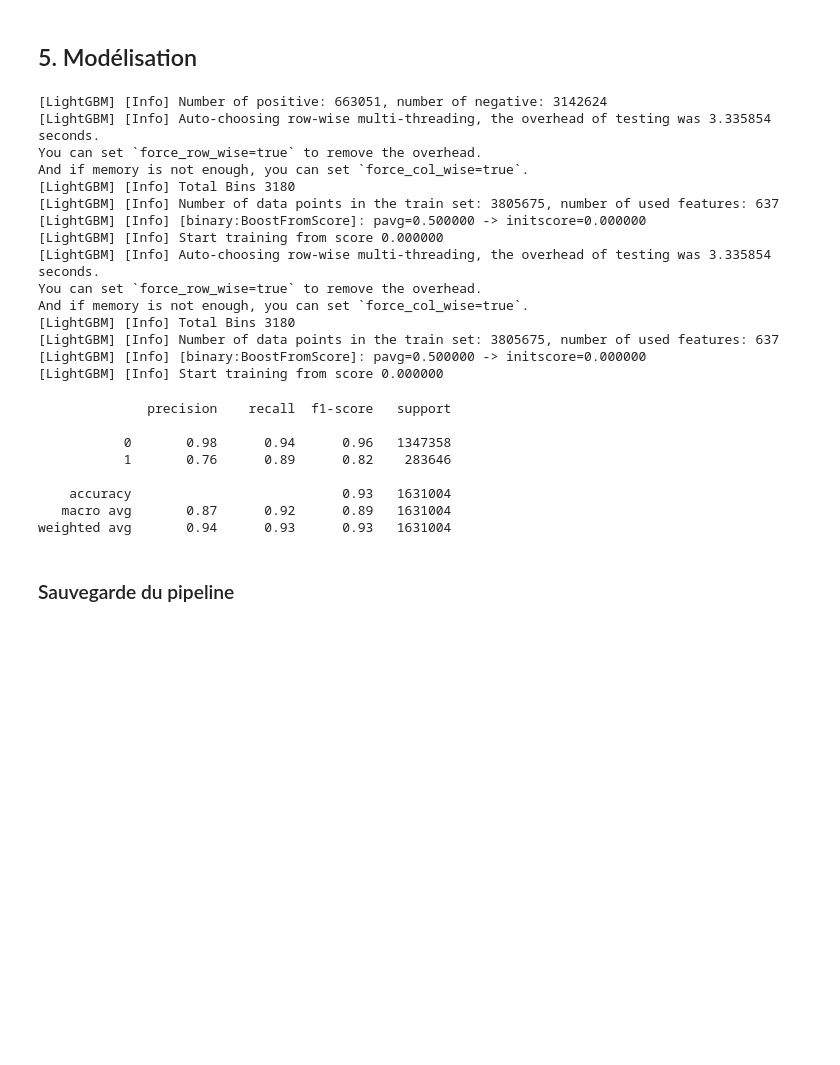
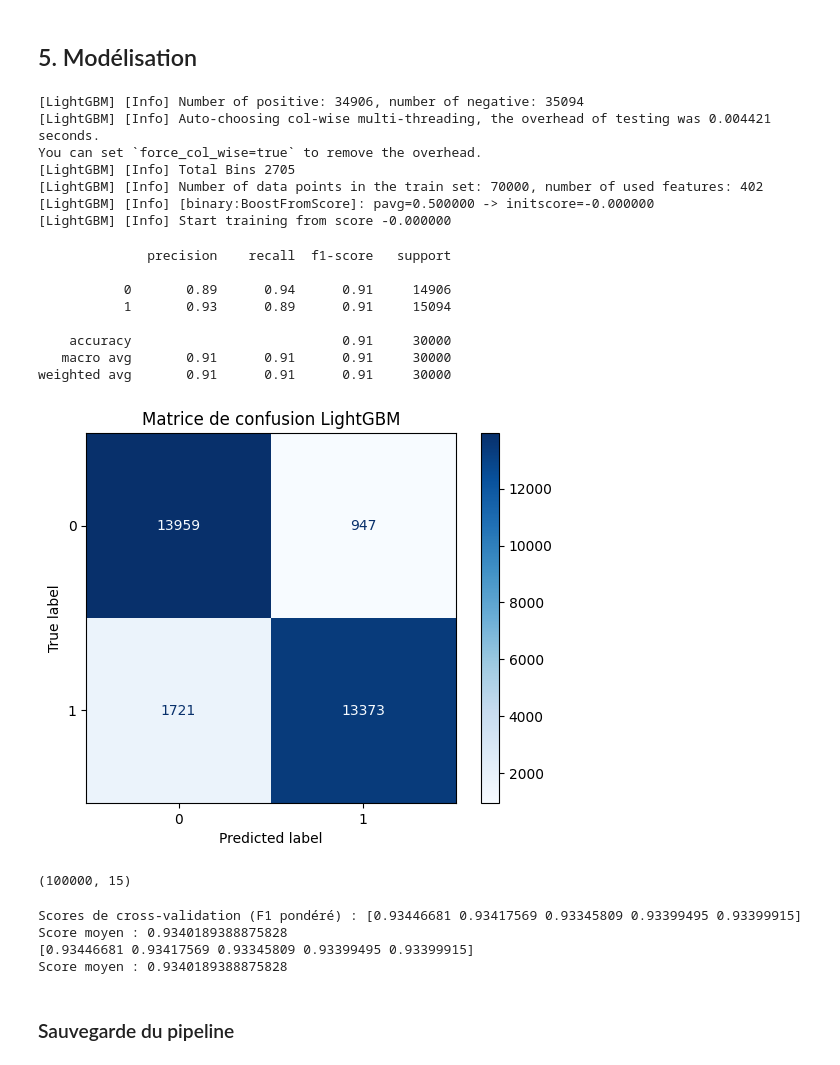
Before and after one commit to gcortier/mod6_1, a Jupyter notebook: database/flights/analyse-retards-avion.ipynb, the cells around one changed output. Saved outputs shown, nothing was run; the diff lists cells and outputs as text; code cells hidden in the pictures; blank space fills up the shorter version.

```diff
--- a/database/flights/analyse-retards-avion.ipynb
+++ b/database/flights/analyse-retards-avion.ipynb
@@ -222,26 +226,20 @@ for col in num_cols:
 ## 5. Modélisation
 # %%
 # Pipeline LightGBM avec preprocessing numérique et catégoriel
-from sklearn.pipeline import Pipeline
-from sklearn.compose import ColumnTransformer
-from sklearn.preprocessing import StandardScaler, OneHotEncoder
-from lightgbm import LGBMClassifier
-from sklearn.metrics import classification_report
-import numpy as np
-import pandas as pd
+
 
 
 # Model choisi : LightGBMClassifier Gradiant Boosting avec équilibre des classes
 
 
-# sample_train = df_sample.copy()
-sample_train = df_clean.copy()
+sample_train = df_sample.copy()
+# sample_train = df_clean.copy()
 
 # Conversion du datetime en timestamp pour garder une information temporelle
 sample_train["FL_DATE"] = sample_train["FL_DATE"].astype("int64") // 10**9  # en secondes
 
 # test context :
-# sample_train = sample_train.sample(n=1000000, random_state=42)
+# sample_train = sample_train.sample(n=100000, random_state=42)
 
 # Préparation des données : X = toutes les colonnes sauf ARR_DEL15, y = ARR_DEL15
 y = sample_train['ARR_DEL15'].astype(int)
@@ -280,29 +278,54 @@ pipeline = build_pipeline(colonnes_numeriques, colonnes_categorielles)
 pipeline.fit(X_train, y_train)
 print(classification_report(y_test, pipeline.predict(X_test)))
 # %% [output]
-[LightGBM] [Info] Number of positive: 663051, number of negative: 3142624
-[LightGBM] [Info] Auto-choosing row-wise multi-threading, the overhead of testing was 3.335854 seconds.
-You can set `force_row_wise=true` to remove the overhead.
-And if memory is not enough, you can set `force_col_wise=true`.
-[LightGBM] [Info] Total Bins 3180
-[LightGBM] [Info] Number of data points in the train set: 3805675, number of used features: 637
-[LightGBM] [Info] [binary:BoostFromScore]: pavg=0.500000 -> initscore=0.000000
-[LightGBM] [Info] Start training from score 0.000000
-[LightGBM] [Info] Auto-choosing row-wise multi-threading, the overhead of testing was 3.335854 seconds.
-You can set `force_row_wise=true` to remove the overhead.
-And if memory is not enough, you can set `force_col_wise=true`.
-[LightGBM] [Info] Total Bins 3180
-[LightGBM] [Info] Number of data points in the train set: 3805675, number of used features: 637
-[LightGBM] [Info] [binary:BoostFromScore]: pavg=0.500000 -> initscore=0.000000
-[LightGBM] [Info] Start training from score 0.000000
+[LightGBM] [Info] Number of positive: 34906, number of negative: 35094
+[LightGBM] [Info] Auto-choosing col-wise multi-threading, the overhead of testing was 0.004421 seconds.
+You can set `force_col_wise=true` to remove the overhead.
+[LightGBM] [Info] Total Bins 2705
+[LightGBM] [Info] Number of data points in the train set: 70000, number of used features: 402
+[LightGBM] [Info] [binary:BoostFromScore]: pavg=0.500000 -> initscore=-0.000000
+[LightGBM] [Info] Start training from score -0.000000
               precision    recall  f1-score   support
 
-           0       0.98      0.94      0.96   1347358
-           1       0.76      0.89      0.82    283646
+           0       0.89      0.94      0.91     14906
+           1       0.93      0.89      0.91     15094
 
-    accuracy                           0.93   1631004
-   macro avg       0.87      0.92      0.89   1631004
-weighted avg       0.94      0.93      0.93   1631004
+    accuracy                           0.91     30000
+   macro avg       0.91      0.91      0.91     30000
+weighted avg       0.91      0.91      0.91     30000
+# %%
+# Matrice de confusion pour le pipeline LightGBM
+from sklearn.metrics import confusion_matrix, ConfusionMatrixDisplay
+
+y_pred = pipeline.predict(X_test)
+cm = confusion_matrix(y_test, y_pred)
+disp = ConfusionMatrixDisplay(confusion_matrix=cm, display_labels=pipeline.classes_)
+disp.plot(cmap='Blues')
+plt.title('Matrice de confusion LightGBM')
+plt.show()
+# %% [output]
+[figure, added]
+# %%
+sample_train.shape
+# %% [output]
+(100000, 15)
+# %%
+# Cross-validation du pipeline LightGBM
+from sklearn.model_selection import cross_val_score
+
+cv_scores = cross_val_score(
+    pipeline, X_train, y_train,
+    cv=5,
+    scoring='f1_weighted',
+    n_jobs=-1
+    )
+print("Scores de cross-validation (F1 pondéré) :", cv_scores)
+print("Score moyen :", cv_scores.mean())
+# %% [output]
+Scores de cross-validation (F1 pondéré) : [0.93446681 0.93417569 0.93345809 0.93399495 0.93399915]
+Score moyen : 0.9340189388875828
+[0.93446681 0.93417569 0.93345809 0.93399495 0.93399915]
+Score moyen : 0.9340189388875828
 # %% [markdown]
 ### Sauvegarde du pipeline
 # %%
```
Also changed, not shown: parts of 1 cell of this notebook, 13 other files.
